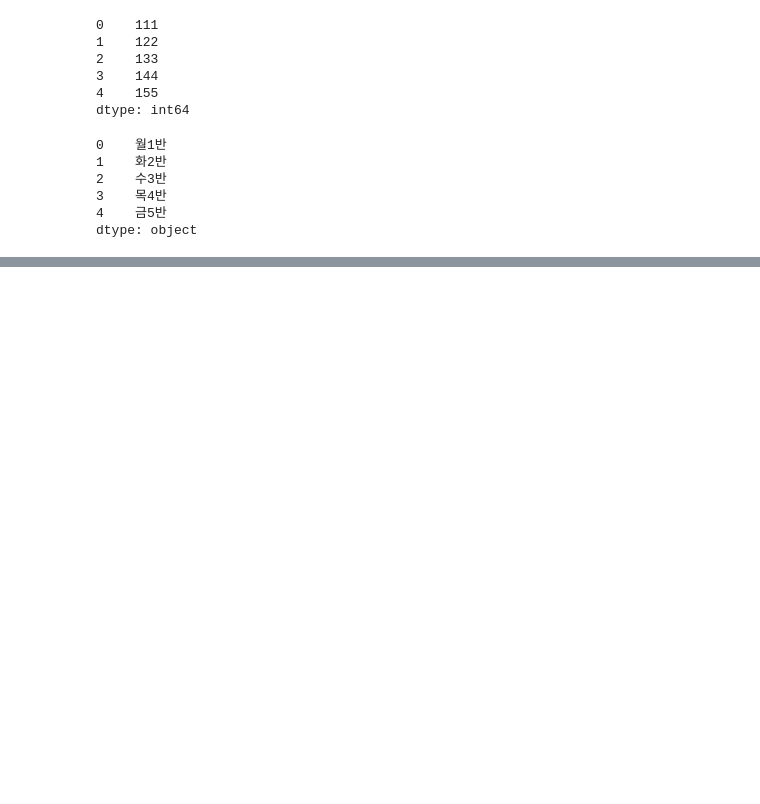
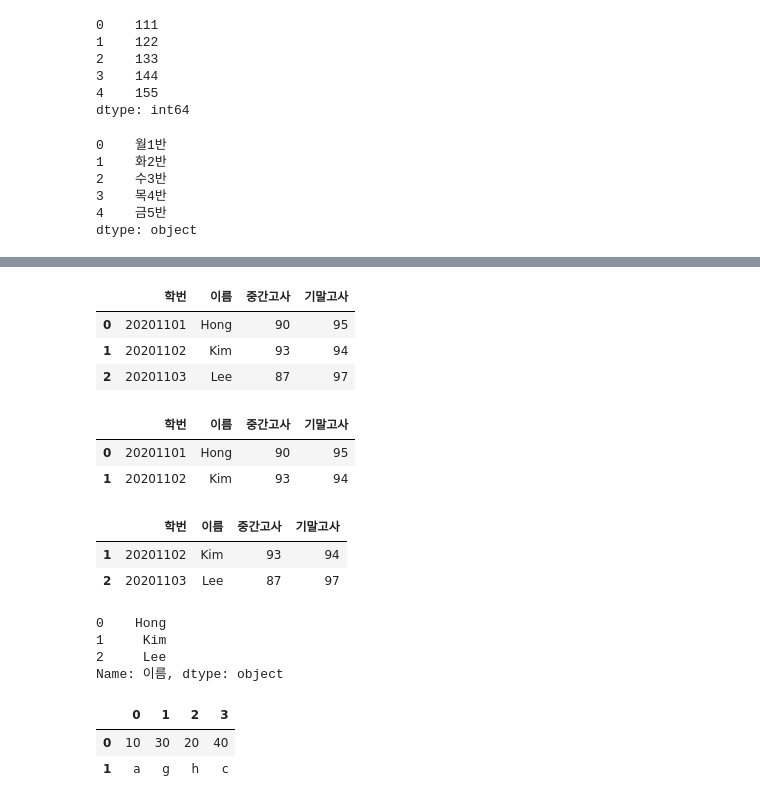
Before and after one commit to Haejeong079/BigData_Basic_py, a Jupyter notebook: test1.ipynb, the cells around one changed output, grey strips where cells are left out. Saved outputs shown, nothing was run; the diff lists cells and outputs as text; code cells hidden in the pictures; blank space fills up the shorter version.

```diff
--- a/test1.ipynb
+++ b/test1.ipynb
@@ -868,0 +909,37 @@ dtype: object
+# %%
+df3.columns = ['학번','이름','중간고사','기말고사']
+df3
+# %% [output]
+|  | 학번 | 이름 | 중간고사 | 기말고사 |
+| 0 | 20201101 | Hong | 90 | 95 |
+| 1 | 20201102 | Kim | 93 | 94 |
+| 2 | 20201103 | Lee | 87 | 97 |
+# %%
+df3.head(2)
+# %% [output]
+|  | 학번 | 이름 | 중간고사 | 기말고사 |
+| 0 | 20201101 | Hong | 90 | 95 |
+| 1 | 20201102 | Kim | 93 | 94 |
+# %%
+df3.tail(2)
+# %% [output]
+|  | 학번 | 이름 | 중간고사 | 기말고사 |
+| 1 | 20201102 | Kim | 93 | 94 |
+| 2 | 20201103 | Lee | 87 | 97 |
+# %%
+df3['이름']
+# %% [output]
+0    Hong
+1     Kim
+2     Lee
+Name: 이름, dtype: object
+# %%
+# pandas
+# DataFrame 자료형
+df5 = [10,30,20,40]
+df6 = ['a','g','h','c']
+pd.DataFrame([df5,df6])
+# %% [output]
+|  | 0 | 1 | 2 | 3 |
+| 0 | 10 | 30 | 20 | 40 |
+| 1 | a | g | h | c |
```
Also changed, not shown: parts of 7 cells of this notebook.
